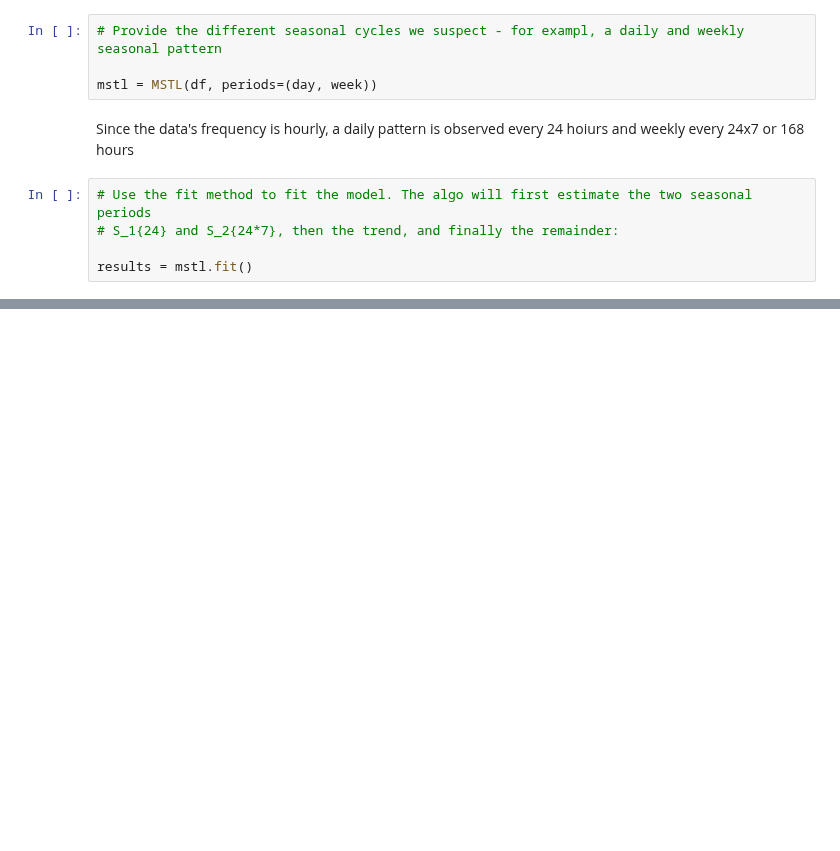
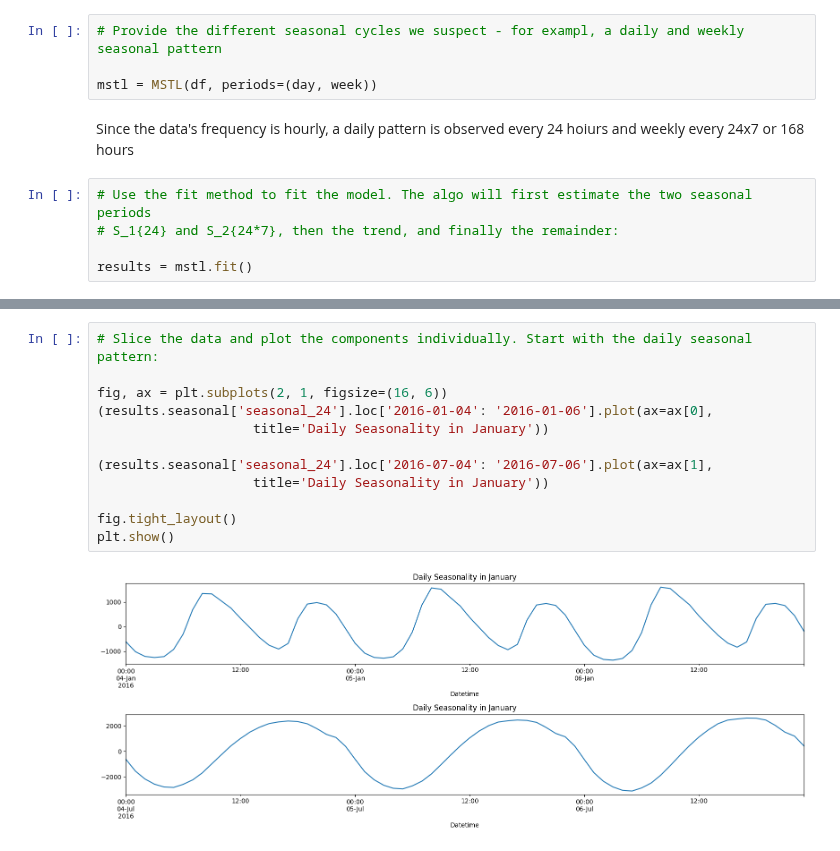
Before and after one commit to LaurbergMJ/TimeSeriesAnalysisWithPythonCookbook, a Jupyter notebook: Ch15.ipynb, the cells around one changed output, grey strips where cells are left out. Drawn from its saved outputs; the diff is of its cells as text; blank space fills up the shorter version.

```diff
--- a/Ch15.ipynb
+++ b/Ch15.ipynb
@@ -86,0 +102,14 @@ results = mstl.fit()
+# %%
+# Slice the data and plot the components individually. Start with the daily seasonal pattern:
+
+fig, ax = plt.subplots(2, 1, figsize=(16, 6))
+(results.seasonal['seasonal_24'].loc['2016-01-04': '2016-01-06'].plot(ax=ax[0],
+                    title='Daily Seasonality in January'))
+
+(results.seasonal['seasonal_24'].loc['2016-07-04': '2016-07-06'].plot(ax=ax[1],
+                    title='Daily Seasonality in January'))
+
+fig.tight_layout()
+plt.show()
+# %% [output]
+[figure, added]
```
Also changed, not shown: parts of 4 cells of this notebook.
